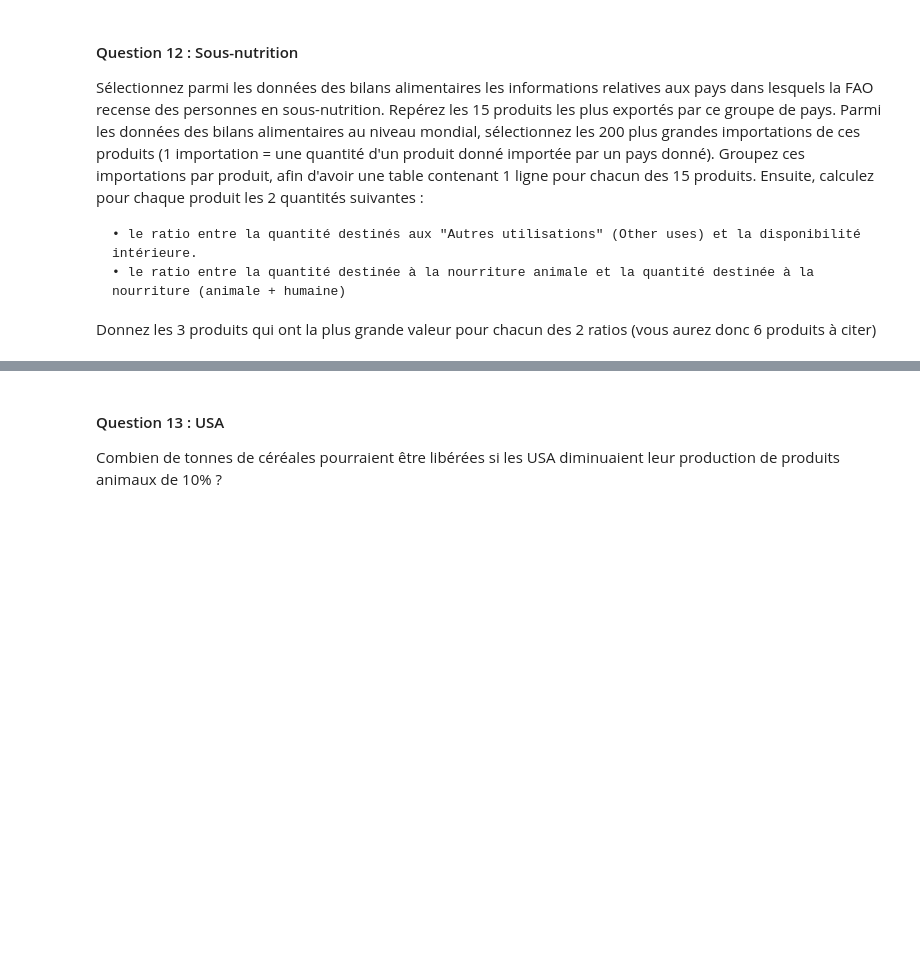
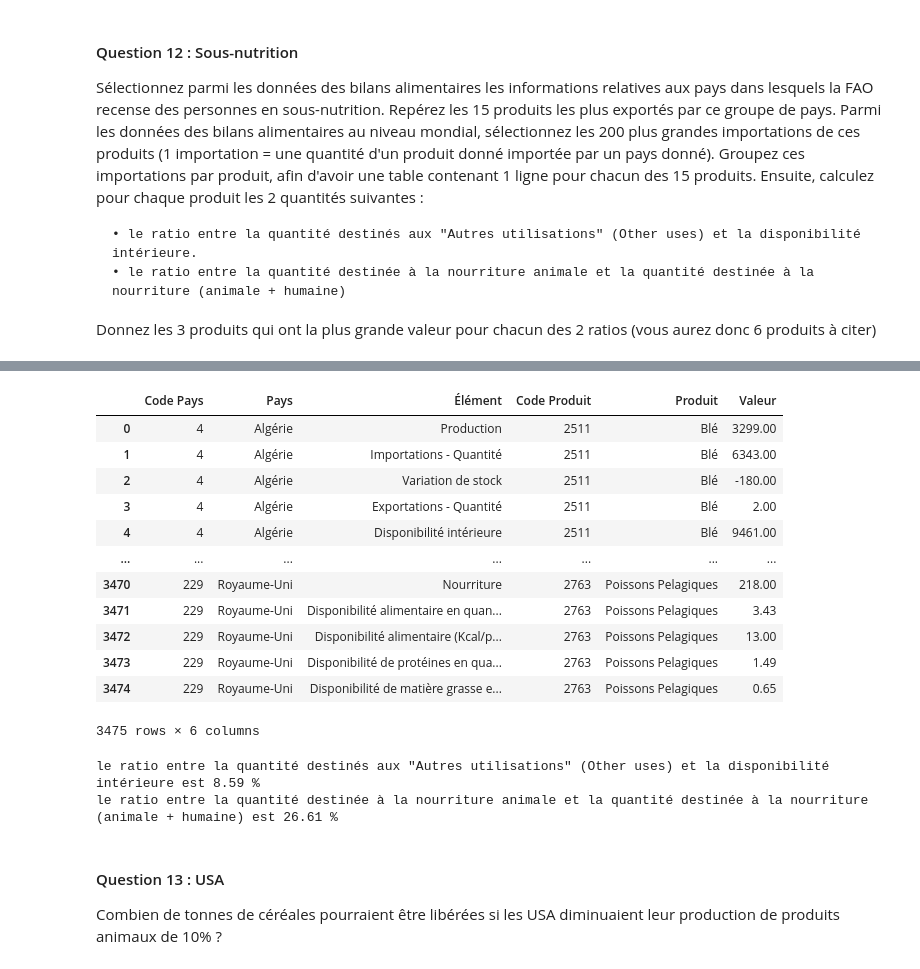
Before and after one commit to data-IA-2023/Groupe-3, a Jupyter notebook: briefs181223.ipynb, the cells around one changed output, grey strips where cells are left out. Saved outputs shown, nothing was run; the diff lists cells and outputs as text; code cells hidden in the pictures; blank space fills up the shorter version.

```diff
--- a/briefs181223.ipynb
+++ b/briefs181223.ipynb
@@ -875,0 +939,8 @@ Donnez les 3 produits qui ont la plus grande valeur pour chacun des 2 ratios (vo
+# %%
+dfpays=merge_df_import[['Pays', 'Valeur']]
+
+df_import_pays = dfpays.groupby(['Pays'],as_index=False).sum()
+
+df_import_pays=df_import_pays.sort_values('Valeur', ascending=False)
+df_import_pays=df_import_pays.head(20)
+df_import_pays
@@ -875,0 +1012,19 @@ Donnez les 3 produits qui ont la plus grande valeur pour chacun des 2 ratios (vo
+# %%
+merge=merge_df_produit.merge(df_import_pays, left_on='Pays', right_on='Pays')
+merge.drop('Valeur_y',axis=1, inplace=True)
+merge.rename(columns={'Valeur_x':'Valeur'}, inplace=True)
+merge
+# %% [output]
+|  | Code Pays | Pays | Élément | Code Produit | Produit | Valeur |
+| 0 | 4 | Algérie | Production | 2511 | Blé | 3299.00 |
+| 1 | 4 | Algérie | Importations - Quantité | 2511 | Blé | 6343.00 |
+| 2 | 4 | Algérie | Variation de stock | 2511 | Blé | -180.00 |
+| 3 | 4 | Algérie | Exportations - Quantité | 2511 | Blé | 2.00 |
+| 4 | 4 | Algérie | Disponibilité intérieure | 2511 | Blé | 9461.00 |
+| ... | ... | ... | ... | ... | ... | ... |
+| 3470 | 229 | Royaume-Uni | Nourriture | 2763 | Poissons Pelagiques | 218.00 |
+| 3471 | 229 | Royaume-Uni | Disponibilité alimentaire en quan... | 2763 | Poissons Pelagiques | 3.43 |
+| 3472 | 229 | Royaume-Uni | Disponibilité alimentaire (Kcal/p... | 2763 | Poissons Pelagiques | 13.00 |
+| 3473 | 229 | Royaume-Uni | Disponibilité de protéines en qua... | 2763 | Poissons Pelagiques | 1.49 |
+| 3474 | 229 | Royaume-Uni | Disponibilité de matière grasse e... | 2763 | Poissons Pelagiques | 0.65 |
+3475 rows × 6 columns
@@ -876,3 +1034,21 @@ Donnez les 3 produits qui ont la plus grande valeur pour chacun des 2 ratios (vo
+# %%
+
+Autres_Utilisations=merge[merge['Élément']=='Autres Utilisations'].Valeur.sum()
+#print(Autres_Utilisations)
+disponibilité_intérieure=merge[merge['Élément']=='Disponibilité intérieure'].Valeur.sum()
+#print(disponibilité_intérieure)
+radio1=(Autres_Utilisations/disponibilité_intérieure*100).round(2)
+print(f'le ratio entre la quantité destinés aux "Autres utilisations" (Other uses) et la disponibilité intérieure est {radio1} %')
+
+Aliments_pour_animaux=merge[merge['Élément']=='Aliments pour animaux'].Valeur.sum()
+
+Nourriture=merge[merge['Élément']=='Nourriture'].Valeur.sum()
+
+radio2=(Aliments_pour_animaux/(Aliments_pour_animaux+Nourriture)*100).round(2)
+print(f'le ratio entre la quantité destinée à la nourriture animale et la quantité destinée à la nourriture (animale + humaine) est {radio2} %')
+# %% [output]
+le ratio entre la quantité destinés aux "Autres utilisations" (Other uses) et la disponibilité intérieure est 8.59 %
+le ratio entre la quantité destinée à la nourriture animale et la quantité destinée à la nourriture (animale + humaine) est 26.61 %
 # %% [markdown]
 #### Question 13 : USA
 Combien de tonnes de céréales pourraient être libérées si les USA diminuaient leur production de produits animaux de 10% ?
```
Also changed, not shown: parts of 8 cells of this notebook.
